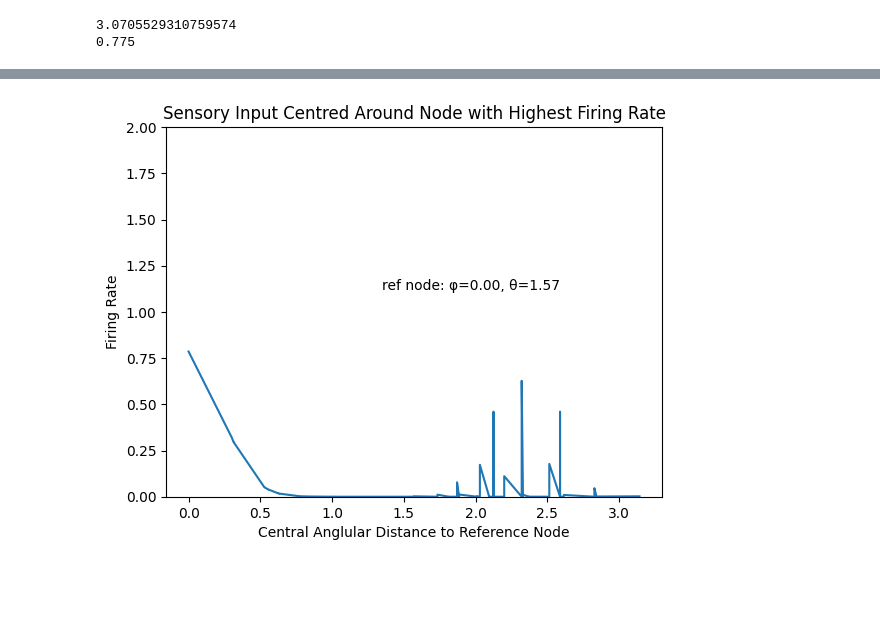
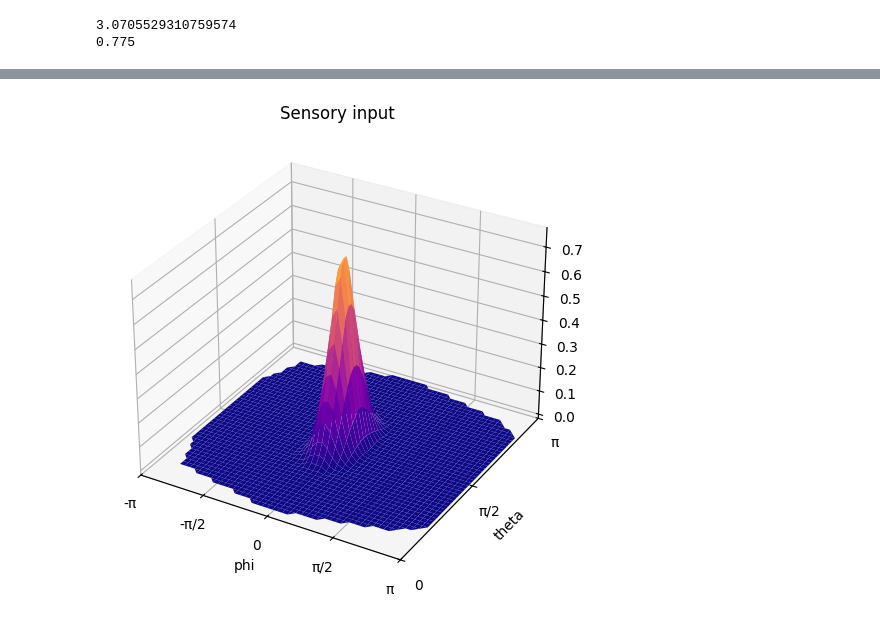
Before and after one commit to noah-ginzburg/RANController, a Jupyter notebook: RAN/mean_field_model_3d.ipynb, the cells around one changed output, grey strips where cells are left out. Drawn from its saved outputs; the diff is of its cells as text; code cells hidden in the pictures; blank space fills up the shorter version.

```diff
--- a/RAN/mean_field_model_3d.ipynb
+++ b/RAN/mean_field_model_3d.ipynb
@@ -200,10 +279,10 @@ N_s   = 10 * 4**nsub +2
 beta = 1.0
 v = 0.5
 dt = 0.1
-sigma = 1.5
+sigma = 14.0
 kappa = 20.0
-u = 7.0
+u = 3.0
 
 target1 = (2.0, 0, np.pi/2, 10.0)   #distance, phi, theta, quality
-target2 = (2.0, (-0.75*np.pi), np.pi/2, 10.0)   #distance, phi, theta, quality
-targets = [target1, target2]
+target2 = (2.0, (-np.pi), np.pi/2, 10.0)   #distance, phi, theta, quality
+targets = [target1]
@@ -281,10 +313,11 @@ print(u_crit)
 # %%
 T = 400
 b = generate_sensory_input(nodes, targets, kappa)
-y = generate_RAN_with_history(3.0, N_s, M, T, dt, 15.0, beta, b)
+y = generate_RAN_with_history(u, N_s, M, T, dt, sigma, beta, b)
 z_final = y[-1]
 
-# vel_vec_2D = find_vel_avg(theta, z_final)
+# vel_vec_2D = find_vel_avg(theta,
+# z_final)
 
 vis = []
 
@@ -296,8 +329,14 @@ plot_polar_points_3D(vis, z_final)
 
 cloud = pv.PolyData(polar_to_cartesian_3D(nodes))
 cloud['activation'] = z_final
-cloud.plot(scalars='activation', cmap='plasma', point_size=10,
-render_points_as_spheres=True, window_size=[600, 300])
+plotter = pv.Plotter(window_size=[600, 300])
+plotter.add_mesh(cloud, scalars='activation', cmap='plasma', point_size=10, render_points_as_spheres=True)
+vel_vec = find_vel_avg_3D(nodes, z_final)
+plotter.add_arrows(np.array([[0,0,0]]), np.array([vel_vec]), mag=1.0, color='red')
+plotter.reset_camera()
+plotter.show()
+
+
 
 
 cartesian_points = polar_to_cartesian_3D(nodes.copy())
@@ -323,36 +362,43 @@ ax3.set_aspect('equal')
 plt.tight_layout()
 plt.show()
 
+#3d heatmap
 
-ref_node = np.argmax(b)
-angles = [geodesic_distance(nodes[i], nodes[ref_node]) for i in range(len(nodes))]
-sorted_pairs = sorted(zip(angles, b))
-angles_sorted, b_sorted = zip(*sorted_pairs)
-plt.title('Sensory Input Centred Around Node with Highest Firing Rate')
-plt.xlabel('Central Anglular Distance to Reference Node')
-plt.ylabel('Firing Rate')
 
-plt.text(0.5, 0.5, f'ref node: φ={nodes[ref_node][PHI]:.2f}, θ={nodes[ref_node][THETA]:.2f}', transform=ax.transAxes)
-# plt.axvline(x=0, color='red', linestyle='--', label='reference node')
-plt.ylim(0, 2)
-plt.plot(angles_sorted, b_sorted)
-plt.show()
-
-# plt.plot(z_final)
-ref_node = np.argmax(z_final)
-angles = [geodesic_distance(nodes[i], nodes[ref_node]) for i in range(len(nodes))]
-sorted_pairs = sorted(zip(angles, z_final))
-angles_sorted, z_sorted = zip(*sorted_pairs)
-plt.title('Ring Dynamics Centred Around Node with Highest Firing Rate')
-plt.xlabel('Central Anglular Distance to Reference Node')
-plt.ylabel('Firing Rate')
-
-plt.text(0.5, 0.5, f'ref node: φ={nodes[ref_node][PHI]:.2f}, θ={nodes[ref_node][THETA]:.2f}', transform=ax.transAxes)
-# plt.axvline(x=0, color='red', linestyle='--', label='reference node')
-plt.ylim(0, 2)
-plt.scatter(angles_sorted, z_sorted, s=7)
+plot_3d_heatmap(nodes, b, "Sensory input")
+plot_3d_heatmap(nodes, z_final, "Ring Dynamics: Activation Strength")
 
 
 
-plt.show()
+# ref_node = np.argmax(b)
+# angles = [geodesic_distance(nodes[i], nodes[ref_node]) for i in range(len(nodes))]
+# sorted_pairs = sorted(zip(angles, b))
+# angles_sorted, b_sorted = zip(*sorted_pairs)
+# plt.title('Sensory Input Centred Around Node with Highest Firing Rate')
+# plt.xlabel('Central Anglular Distance to Reference Node')
+# plt.ylabel('Firing Rate')
+
+# plt.text(0.5, 0.5, f'ref node: φ={nodes[ref_node][PHI]:.2f}, θ={nodes[ref_node][THETA]:.2f}', transform=ax.transAxes)
+# # plt.axvline(x=0, color='red', linestyle='--', label='reference node')
+# plt.ylim(0, 2)
+# plt.plot(angles_sorted, b_sorted)
+# plt.show()
+
+# # plt.plot(z_final)
+# ref_node = np.argmax(z_final)
+# angles = [geodesic_distance(nodes[i], nodes[ref_node]) for i in range(len(nodes))]
+# sorted_pairs = sorted(zip(angles, z_final))
+# angles_sorted, z_sorted = zip(*sorted_pairs)
+# plt.title('Ring Dynamics Centred Around Node with Highest Firing Rate')
+# plt.xlabel('Central Anglular Distance to Reference Node')
+# plt.ylabel('Firing Rate')
+
+# plt.text(0.5, 0.5, f'ref node: φ={nodes[ref_node][PHI]:.2f}, θ={nodes[ref_node][THETA]:.2f}', transform=ax.transAxes)
+# # plt.axvline(x=0, color='red', linestyle='--', label='reference node')
+# plt.ylim(0, 2)
+# plt.scatter(angles_sorted, z_sorted, s=7)
+# plt.show()
+
+printstuff = [(vel_vec[0], vel_vec[1], vel_vec[2])]
+print(cartesian_to_polar_3D(printstuff))
 # %% [output]
@@ -363 +409 @@ Widget(value='<iframe src="http://localhost:44857/index.html?ui=P_0x7d18607df520
-[figure, old version]
+[figure, new version]
```
Also changed, not shown: parts of 6 cells of this notebook.
